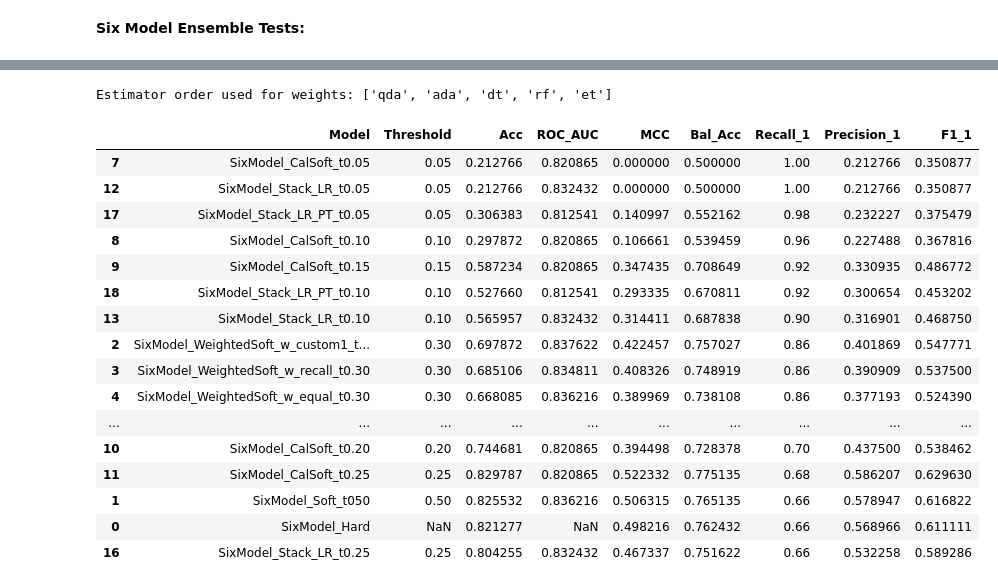
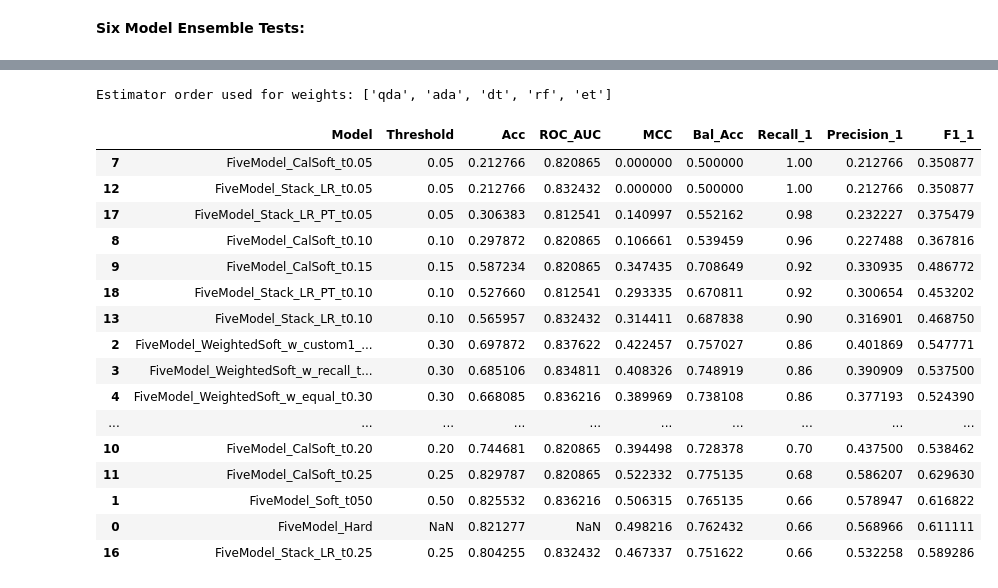
Before and after one commit to MAP9900/Convoy-Predictor-Project, a Jupyter notebook: notebooks/exploration/Ensemble_Learning_Test.ipynb, the cells around one changed output, grey strips where cells are left out. Saved outputs shown, nothing was run; the diff lists cells and outputs as text; code cells hidden in the pictures.

```diff
--- a/notebooks/exploration/Ensemble_Learning_Test.ipynb
+++ b/notebooks/exploration/Ensemble_Learning_Test.ipynb
@@ -871,14 +868,6 @@ Estimator order used for weights: ['qda', 'ada', 'dt', 'rf', 'et', 'xgbrf']
 | 16 | SixModel_Stack_LR_t0.30 | 0.30 | 0.829787 | 0.830054 | 0.506921 | 0.760541 | 0.64 | 0.592593 | 0.615385 |
 # %%
 # --- Five Model Ensemble ---
-
-six_model_ensemble = {
-    "qda": qda_ensemble,
-    "ada": ada_ensemble,
-    "dt":  dt_ensemble,
-    "rf":  rf_ensemble,
-    "et":  et_ensemble,
-    "xgbrf": xgbrf_ensemble}
 
 five_model_ensemble = { # (1)
     "qda": qda_ensemble,
@@ -886,9 +875,6 @@ five_model_ensemble = { # (1)
     "dt": dt_ensemble,
     "rf": rf_ensemble,
     "et": et_ensemble,}
-
-
-
 
 #Similar Function to above
 
@@ -966,17 +952,17 @@ def evaluate_voting_ensemble(
     return results_df, voter, cm_df, cls_report
 
 
-#Evaluate Six Model Ensemble (Hard vs Soft, Unweighted)
+#Evaluate Five Model Ensemble (Hard vs Soft, Unweighted)
 
 #Hard voting (no threshold / ROC_AUC will be NaN in your function)
 res_hard, voter_hard, cm_hard, rep_hard = evaluate_voting_ensemble(
     five_model_ensemble, X_train, X_test, y_train, y_test,
-    voting="hard", ensemble_name="SixModel_Hard")
+    voting="hard", ensemble_name="FiveModel_Hard")
 
 #Soft voting with default threshold=0.50
 res_soft_050, voter_soft_050, cm_soft_050, rep_soft_050 = evaluate_voting_ensemble(
     five_model_ensemble, X_train, X_test, y_train, y_test,
-    threshold=0.50, voting="soft", ensemble_name="SixModel_Soft_t050")
+    threshold=0.50, voting="soft", ensemble_name="FiveModel_Soft_t050")
 
 
 #Soft Voting Threshold Test
@@ -989,14 +975,14 @@ for t in thresholds:
     r, v, _, _ = evaluate_voting_ensemble(
         five_model_ensemble, X_train, X_test, y_train, y_test,
         threshold=float(t), voting="soft",
-        ensemble_name=f"SixModel_Soft_t{t:.2f}",
+        ensemble_name=f"FiveModel_Soft_t{t:.2f}",
         verbose=False)
     rows.append(r.iloc[0].to_dict())
     voters[float(t)] = v
 
-six_soft_threshold_results = pd.DataFrame(rows).sort_values(
+five_soft_threshold_results = pd.DataFrame(rows).sort_values(
     by=["Recall_1", "MCC", "Bal_Acc"], ascending=[False, False, False])
-six_soft_threshold_results
+five_soft_threshold_results
 
 
 #Weighted Soft Voting(same 6 models, try multiple weight sets)
@@ -1020,7 +1006,7 @@ for tag, wts in weight_sets.items():
         r, v, _, _ = evaluate_voting_ensemble(
             five_model_ensemble, X_train, X_test, y_train, y_test,
             threshold=t, voting="soft",
-            ensemble_name=f"SixModel_WeightedSoft_{tag}_t{t:.2f}",
+            ensemble_name=f"FiveModel_WeightedSoft_{tag}_t{t:.2f}",
             verbose=False,
             weights=wts)
         out = r.iloc[0].to_dict()
@@ -1036,20 +1022,20 @@ weighted_results
 #Calibrated Soft Votinh (calibrate base models, then soft vote)
 
 #Calibrate each estimator on training set
-calibrated_six = {}
+calibrated_five = {}
 for name, est in five_model_ensemble.items():
     # sigmoid is usually more stable than isotonic on smaller data
     cal = CalibratedClassifierCV(est, method="sigmoid", cv=3)
     cal.fit(X_train, y_train)
-    calibrated_six[name] = cal
+    calibrated_five[name] = cal
 
 #Evaluate calibrated soft voting with threshold sweep
 cal_rows = []
 for t in thresholds:
     r, _, _, _ = evaluate_voting_ensemble(
-        calibrated_six, X_train, X_test, y_train, y_test,
+        calibrated_five, X_train, X_test, y_train, y_test,
         threshold=float(t), voting="soft",
-        ensemble_name=f"SixModel_CalSoft_t{t:.2f}",
+        ensemble_name=f"FiveModel_CalSoft_t{t:.2f}",
         verbose=False)
     cal_rows.append(r.iloc[0].to_dict())
 
@@ -1068,7 +1054,7 @@ def evaluate_stacking_ensemble(
     stack_method="predict_proba",   #use probabilities from base models
     threshold=0.5,
     passthrough=False,
-    ensemble_name="SixModel_Stacking",
+    ensemble_name="FiveModel_Stacking",
     pos_label=1,
     verbose=False,):
     estimators_list = [(name, est) for name, est in estimators_dict.items()]
@@ -1138,7 +1124,7 @@ for t in thresholds:
         final_estimator=LogisticRegression(max_iter=2000),
         passthrough=False,
         threshold=float(t),
-        ensemble_name=f"SixModel_Stack_LR_t{t:.2f}",
+        ensemble_name=f"FiveModel_Stack_LR_t{t:.2f}",
         verbose=False)
     stack_rows.append(r.iloc[0].to_dict())
     stackers[float(t)] = s
@@ -1149,50 +1135,50 @@ stack_lr_results
 
 #Stacking with passthrough=True (meta-model sees original features too)
 stack_pt_rows = []
 for t in thresholds:
     r, _, _, _ = evaluate_stacking_ensemble(
         five_model_ensemble, X_train, X_test, y_train, y_test,
         final_estimator=LogisticRegression(max_iter=2000),
         passthrough=True,
         threshold=float(t),
-        ensemble_name=f"SixModel_Stack_LR_PT_t{t:.2f}",
+        ensemble_name=f"FiveModel_Stack_LR_PT_t{t:.2f}",
         verbose=False)
     stack_pt_rows.append(r.iloc[0].to_dict())
 
 stack_lr_pt_results = pd.DataFrame(stack_pt_rows).sort_values(
     by=["Recall_1", "MCC", "Bal_Acc"], ascending=[False, False, False])
 stack_lr_pt_results
 
 # --- Final Summary Comparison ---
 
 summary = pd.concat([
     res_hard,
     res_soft_050,
     weighted_results.head(5)[[c for c in res_soft_050.columns if c in weighted_results.columns]],
     calibrated_soft_results.head(5)[res_soft_050.columns],
     stack_lr_results.head(5)[res_soft_050.columns],
     stack_lr_pt_results.head(5)[res_soft_050.columns],], ignore_index=True)
 
 summary.sort_values(by=["Recall_1", "MCC", "Bal_Acc"], ascending=[False, False, False])
 # %% [output]
 Estimator order used for weights: ['qda', 'ada', 'dt', 'rf', 'et']
 |  | Model | Threshold | Acc | ROC_AUC | MCC | Bal_Acc | Recall_1 | Precision_1 | F1_1 |
-| 7 | SixModel_CalSoft_t0.05 | 0.05 | 0.212766 | 0.820865 | 0.000000 | 0.500000 | 1.00 | 0.212766 | 0.350877 |
-| 12 | SixModel_Stack_LR_t0.05 | 0.05 | 0.212766 | 0.832432 | 0.000000 | 0.500000 | 1.00 | 0.212766 | 0.350877 |
-| 17 | SixModel_Stack_LR_PT_t0.05 | 0.05 | 0.306383 | 0.812541 | 0.140997 | 0.552162 | 0.98 | 0.232227 | 0.375479 |
-| 8 | SixModel_CalSoft_t0.10 | 0.10 | 0.297872 | 0.820865 | 0.106661 | 0.539459 | 0.96 | 0.227488 | 0.367816 |
-| 9 | SixModel_CalSoft_t0.15 | 0.15 | 0.587234 | 0.820865 | 0.347435 | 0.708649 | 0.92 | 0.330935 | 0.486772 |
-| 18 | SixModel_Stack_LR_PT_t0.10 | 0.10 | 0.527660 | 0.812541 | 0.293335 | 0.670811 | 0.92 | 0.300654 | 0.453202 |
-| 13 | SixModel_Stack_LR_t0.10 | 0.10 | 0.565957 | 0.832432 | 0.314411 | 0.687838 | 0.90 | 0.316901 | 0.468750 |
-| 2 | SixModel_WeightedSoft_w_custom1_t... | 0.30 | 0.697872 | 0.837622 | 0.422457 | 0.757027 | 0.86 | 0.401869 | 0.547771 |
-| 3 | SixModel_WeightedSoft_w_recall_t0.30 | 0.30 | 0.685106 | 0.834811 | 0.408326 | 0.748919 | 0.86 | 0.390909 | 0.537500 |
-| 4 | SixModel_WeightedSoft_w_equal_t0.30 | 0.30 | 0.668085 | 0.836216 | 0.389969 | 0.738108 | 0.86 | 0.377193 | 0.524390 |
+| 7 | FiveModel_CalSoft_t0.05 | 0.05 | 0.212766 | 0.820865 | 0.000000 | 0.500000 | 1.00 | 0.212766 | 0.350877 |
+| 12 | FiveModel_Stack_LR_t0.05 | 0.05 | 0.212766 | 0.832432 | 0.000000 | 0.500000 | 1.00 | 0.212766 | 0.350877 |
+| 17 | FiveModel_Stack_LR_PT_t0.05 | 0.05 | 0.306383 | 0.812541 | 0.140997 | 0.552162 | 0.98 | 0.232227 | 0.375479 |
+| 8 | FiveModel_CalSoft_t0.10 | 0.10 | 0.297872 | 0.820865 | 0.106661 | 0.539459 | 0.96 | 0.227488 | 0.367816 |
+| 9 | FiveModel_CalSoft_t0.15 | 0.15 | 0.587234 | 0.820865 | 0.347435 | 0.708649 | 0.92 | 0.330935 | 0.486772 |
+| 18 | FiveModel_Stack_LR_PT_t0.10 | 0.10 | 0.527660 | 0.812541 | 0.293335 | 0.670811 | 0.92 | 0.300654 | 0.453202 |
+| 13 | FiveModel_Stack_LR_t0.10 | 0.10 | 0.565957 | 0.832432 | 0.314411 | 0.687838 | 0.90 | 0.316901 | 0.468750 |
+| 2 | FiveModel_WeightedSoft_w_custom1_... | 0.30 | 0.697872 | 0.837622 | 0.422457 | 0.757027 | 0.86 | 0.401869 | 0.547771 |
+| 3 | FiveModel_WeightedSoft_w_recall_t... | 0.30 | 0.685106 | 0.834811 | 0.408326 | 0.748919 | 0.86 | 0.390909 | 0.537500 |
+| 4 | FiveModel_WeightedSoft_w_equal_t0.30 | 0.30 | 0.668085 | 0.836216 | 0.389969 | 0.738108 | 0.86 | 0.377193 | 0.524390 |
 | ... | ... | ... | ... | ... | ... | ... | ... | ... | ... |
-| 10 | SixModel_CalSoft_t0.20 | 0.20 | 0.744681 | 0.820865 | 0.394498 | 0.728378 | 0.70 | 0.437500 | 0.538462 |
-| 11 | SixModel_CalSoft_t0.25 | 0.25 | 0.829787 | 0.820865 | 0.522332 | 0.775135 | 0.68 | 0.586207 | 0.629630 |
-| 1 | SixModel_Soft_t050 | 0.50 | 0.825532 | 0.836216 | 0.506315 | 0.765135 | 0.66 | 0.578947 | 0.616822 |
-| 0 | SixModel_Hard | NaN | 0.821277 | NaN | 0.498216 | 0.762432 | 0.66 | 0.568966 | 0.611111 |
-| 16 | SixModel_Stack_LR_t0.25 | 0.25 | 0.804255 | 0.832432 | 0.467337 | 0.751622 | 0.66 | 0.532258 | 0.589286 |
+| 10 | FiveModel_CalSoft_t0.20 | 0.20 | 0.744681 | 0.820865 | 0.394498 | 0.728378 | 0.70 | 0.437500 | 0.538462 |
+| 11 | FiveModel_CalSoft_t0.25 | 0.25 | 0.829787 | 0.820865 | 0.522332 | 0.775135 | 0.68 | 0.586207 | 0.629630 |
+| 1 | FiveModel_Soft_t050 | 0.50 | 0.825532 | 0.836216 | 0.506315 | 0.765135 | 0.66 | 0.578947 | 0.616822 |
+| 0 | FiveModel_Hard | NaN | 0.821277 | NaN | 0.498216 | 0.762432 | 0.66 | 0.568966 | 0.611111 |
+| 16 | FiveModel_Stack_LR_t0.25 | 0.25 | 0.804255 | 0.832432 | 0.467337 | 0.751622 | 0.66 | 0.532258 | 0.589286 |
 # %%
 # --- False negative comparison between six- and five-model stacking ensembles ---
 
```
Also changed, not shown: parts of 2 cells of this notebook.
